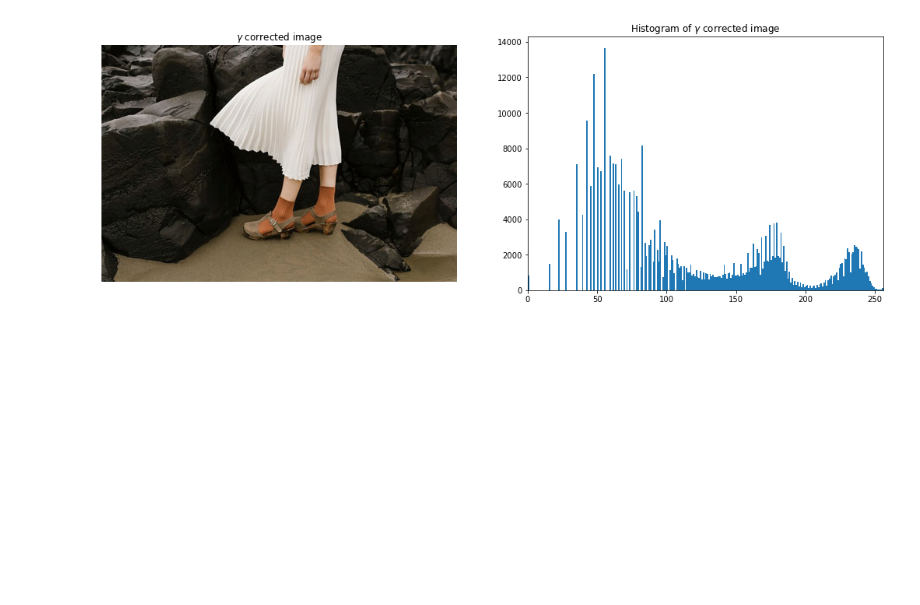
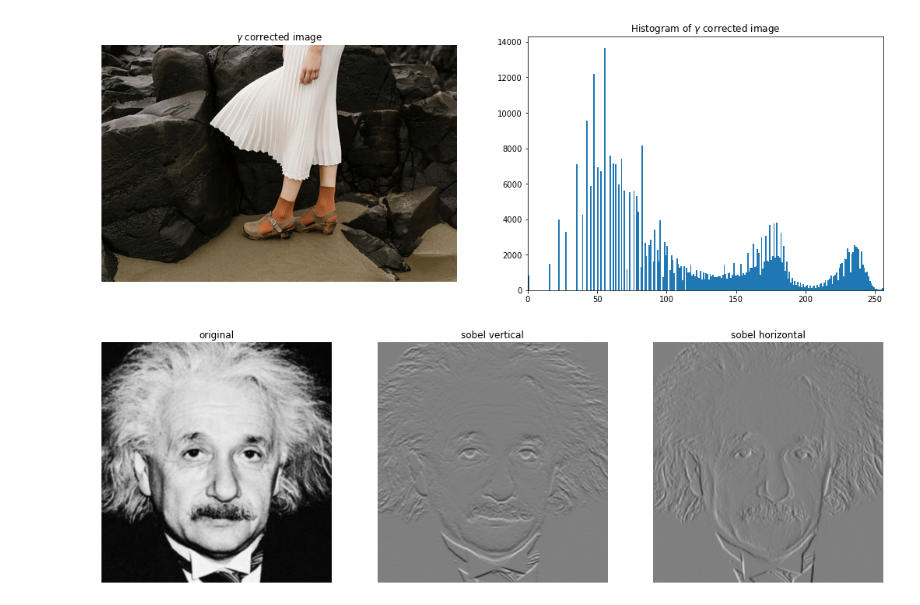
Before and after one commit to Tilan619/EN2550, a Jupyter notebook: assignment01.ipynb, the cells around one changed output. Saved outputs shown, nothing was run; the diff lists cells and outputs as text; code cells hidden in the pictures; blank space fills up the shorter version.

```diff
--- a/assignment01.ipynb
+++ b/assignment01.ipynb
@@ -126,3 +126,25 @@ ax[1].set_title('Histogram of $\gamma$ corrected image')
 [figure]
 [figure]
 [figure]
+# %%
+#Q6 (a)
+img6 = cv.imread(r"C:\Users\Acer\Desktop\sem 4\Fundamentals of Image Processing\images\einstein.png",cv.IMREAD_GRAYSCALE).astype(np.float32)
+assert img6 is not None
+
+sobel_ver= np.array([(-1,-2,-1),(0,0,0),(1,2,1)],dtype='float32')
+img_x=cv.filter2D(img6,-1,sobel_ver)
+sobel_hor= np.array([(-1,0,1),(-2,0,2),(-1,0,1)],dtype='float32')
+img_y=cv.filter2D(img6,-1,sobel_hor)
+
+fig,ax=plt.subplots(1,3,figsize=(18,6))
+ax[0].imshow(img6,cmap="gray",vmin=0,vmax=255)
+ax[0].set_title('original')
+ax[1].imshow(img_x,cmap="gray",vmin=-1020,vmax=1020)
+ax[1].set_title('sobel vertical')
+ax[2].imshow(img_y,cmap="gray",vmin=-1020,vmax=1020)
+ax[2].set_title('sobel horizontal')
+for i in range(3):
+    ax[i].axis('off')
+plt.show()
+# %% [output]
+[figure, added]
```
Also changed, not shown: parts of 1 cell of this notebook.
